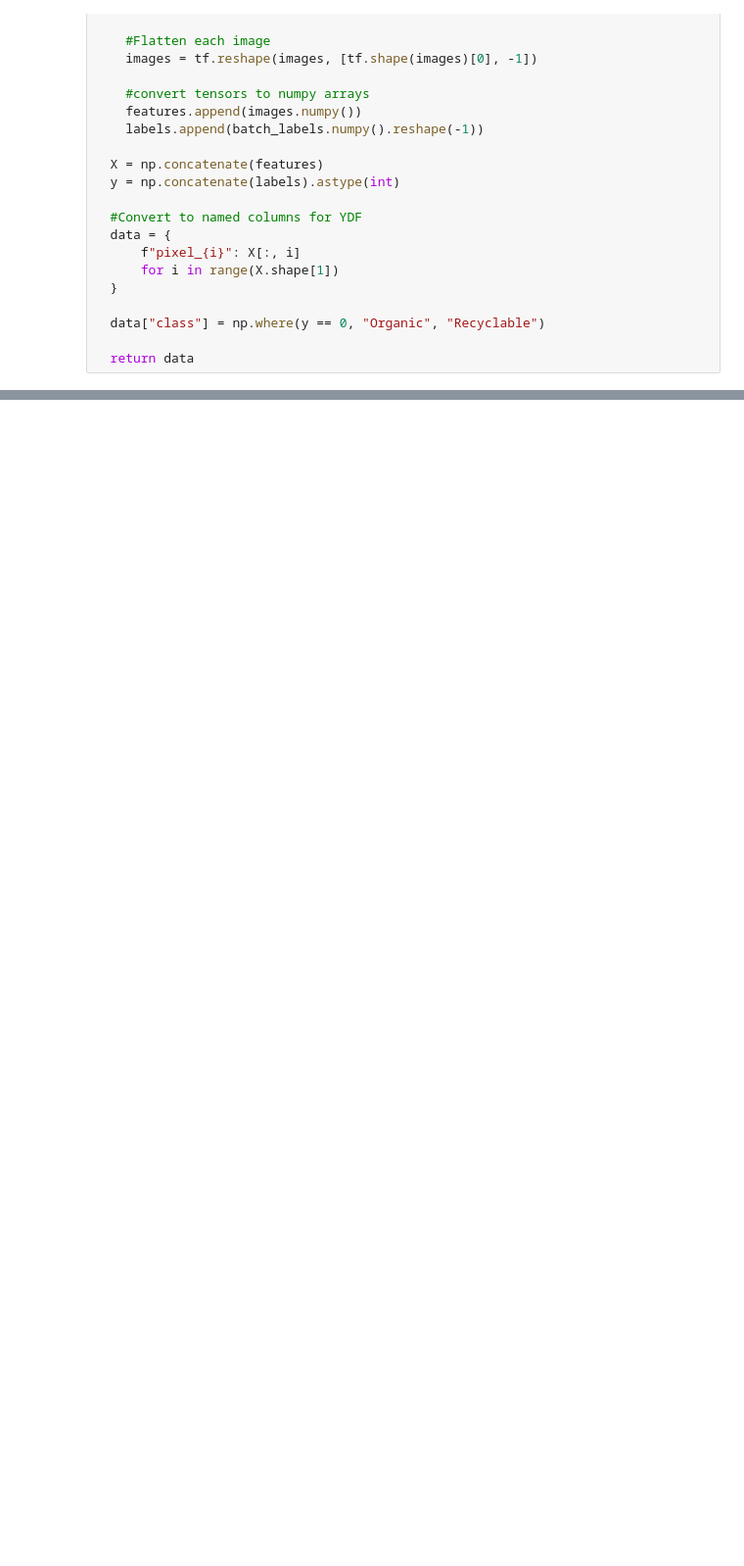
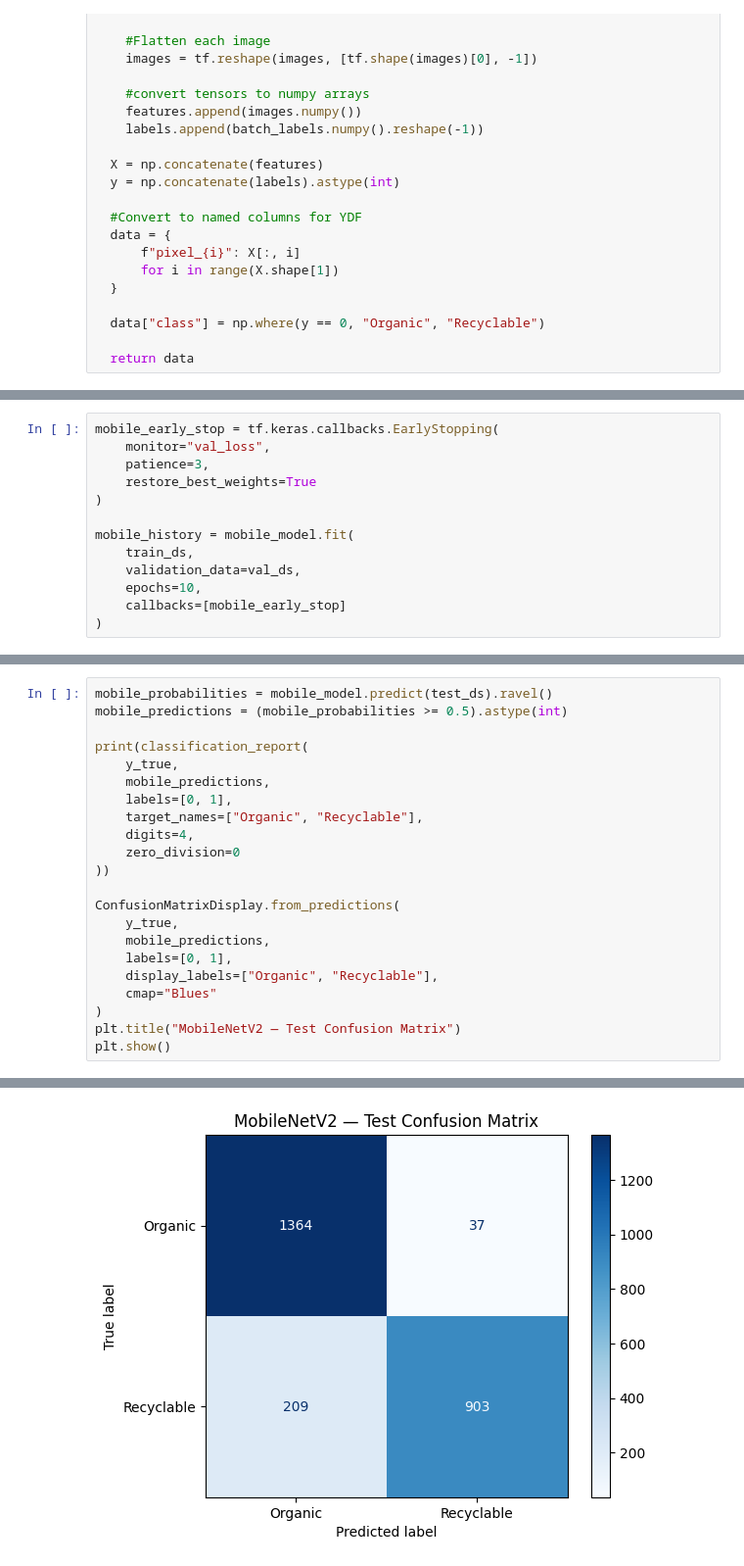
Before and after one commit to Alan09G/DS2-Group-Project, a Jupyter notebook: DS2_Group27_Project.ipynb, the cells around one changed output, grey strips where cells are left out. Shown at 98% size. Saved outputs shown, nothing was run; the diff lists cells and outputs as text; blank space fills up the shorter version.

```diff
--- a/DS2_Group27_Project.ipynb
+++ b/DS2_Group27_Project.ipynb
@@ -179,0 +443,13 @@ rfc_model.save("/tmp/rfc_model.ydf")
+# %%
+mobile_early_stop = tf.keras.callbacks.EarlyStopping(
+    monitor="val_loss",
+    patience=3,
+    restore_best_weights=True
+)
+
+mobile_history = mobile_model.fit(
+    train_ds,
+    validation_data=val_ds,
+    epochs=10,
+    callbacks=[mobile_early_stop]
+)
@@ -179,0 +482,23 @@ rfc_model.save("/tmp/rfc_model.ydf")
+# %%
+mobile_probabilities = mobile_model.predict(test_ds).ravel()
+mobile_predictions = (mobile_probabilities >= 0.5).astype(int)
+
+print(classification_report(
+    y_true,
+    mobile_predictions,
+    labels=[0, 1],
+    target_names=["Organic", "Recyclable"],
+    digits=4,
+    zero_division=0
+))
+
+ConfusionMatrixDisplay.from_predictions(
+    y_true,
+    mobile_predictions,
+    labels=[0, 1],
+    display_labels=["Organic", "Recyclable"],
+    cmap="Blues"
+)
+plt.title("MobileNetV2 — Test Confusion Matrix")
+plt.show()
+# %% [output]
@@ -179,0 +514 @@ rfc_model.save("/tmp/rfc_model.ydf")
+[figure, added]
```
Also changed, not shown: parts of 22 cells of this notebook.
